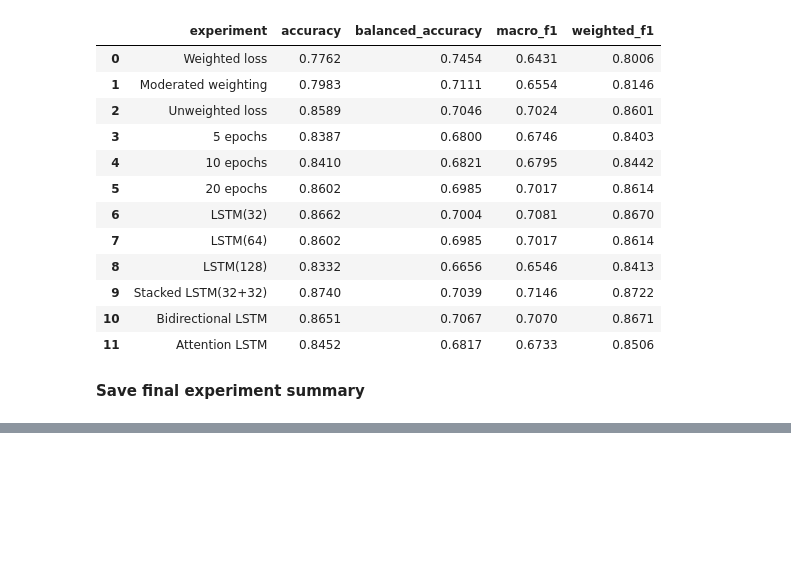
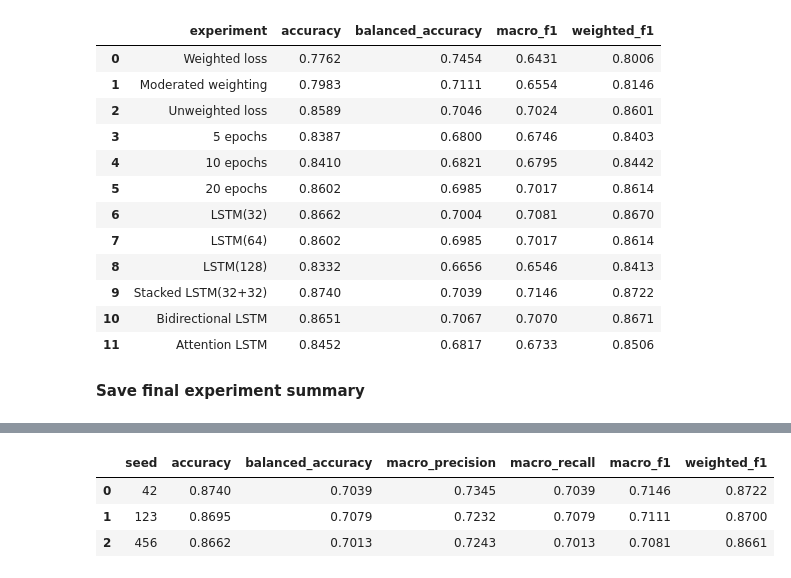
Before and after one commit to ThePral/Sleep-Stage-Prediction, a Jupyter notebook: notebooks/04_final_evaluation.ipynb, the cells around one changed output, grey strips where cells are left out. Saved outputs shown, nothing was run; the diff lists cells and outputs as text; code cells hidden in the pictures; blank space fills up the shorter version.

```diff
--- a/notebooks/04_final_evaluation.ipynb
+++ b/notebooks/04_final_evaluation.ipynb
@@ -796,0 +998,84 @@ def run_final_seed_experiment(seed):
+# %%
+seed_models = {
+    42: model_seed_42,
+    123: model_seed_123,
+    456: model_seed_456,
+}
+
+seed_results = []
+
+for seed, model in seed_models.items():
+
+    print("=" * 70)
+    print(f"Evaluating seed {seed}")
+    print("=" * 70)
+
+    probabilities = model.predict(
+        X_test_final,
+        batch_size=256,
+        verbose=1,
+    )
+
+    predictions = np.argmax(
+        probabilities,
+        axis=1,
+    )
+
+    seed_result = {
+        "seed": seed,
+        "accuracy": accuracy_score(
+            y_test_final,
+            predictions,
+        ),
+        "balanced_accuracy": (
+            balanced_accuracy_score(
+                y_test_final,
+                predictions,
+            )
+        ),
+        "macro_precision": (
+            precision_score(
+                y_test_final,
+                predictions,
+                average="macro",
+                zero_division=0,
+            )
+        ),
+        "macro_recall": (
+            recall_score(
+                y_test_final,
+                predictions,
+                average="macro",
+                zero_division=0,
+            )
+        ),
+        "macro_f1": (
+            f1_score(
+                y_test_final,
+                predictions,
+                average="macro",
+                zero_division=0,
+            )
+        ),
+        "weighted_f1": (
+            f1_score(
+                y_test_final,
+                predictions,
+                average="weighted",
+                zero_division=0,
+            )
+        ),
+    }
+
+    seed_results.append(
+        seed_result
+    )
+
+seed_results_df = pd.DataFrame(
+    seed_results
+)
+
+display(
+    seed_results_df.round(4)
+)
+# %% [output]
@@ -796,0 +1094,4 @@ def run_final_seed_experiment(seed):
+|  | seed | accuracy | balanced_accuracy | macro_precision | macro_recall | macro_f1 | weighted_f1 |
+| 0 | 42 | 0.8740 | 0.7039 | 0.7345 | 0.7039 | 0.7146 | 0.8722 |
+| 1 | 123 | 0.8695 | 0.7079 | 0.7232 | 0.7079 | 0.7111 | 0.8700 |
+| 2 | 456 | 0.8662 | 0.7013 | 0.7243 | 0.7013 | 0.7081 | 0.8661 |
```
Also changed, not shown: parts of 24 cells of this notebook, 3 other files.
